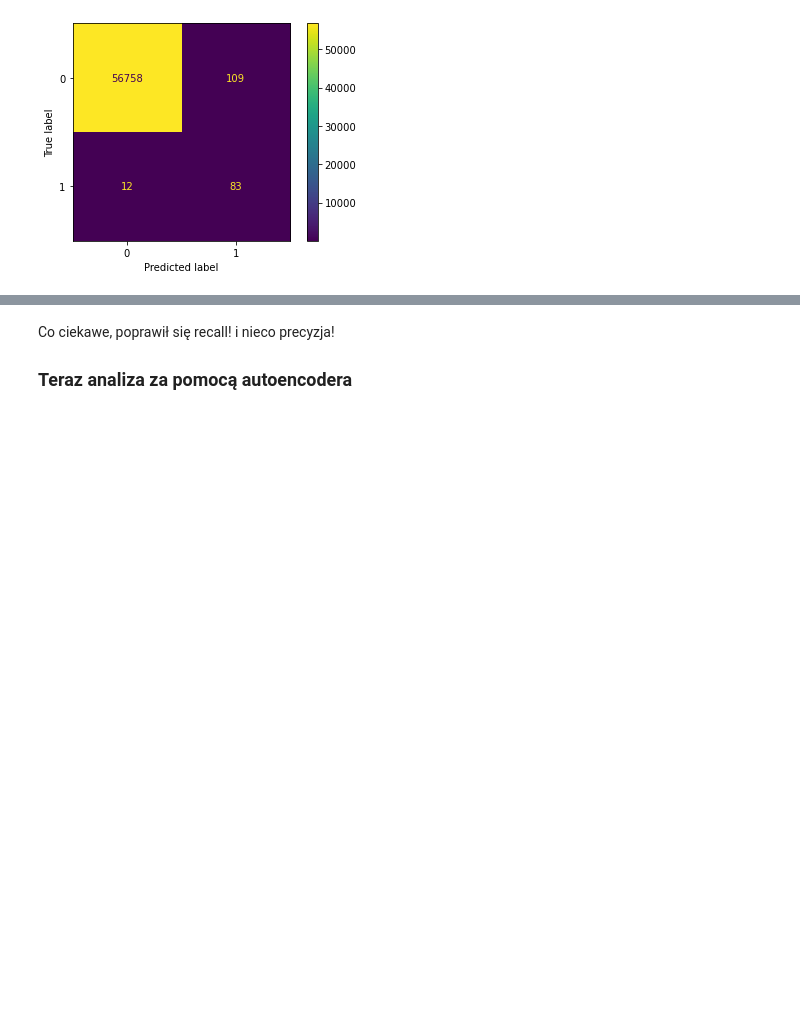
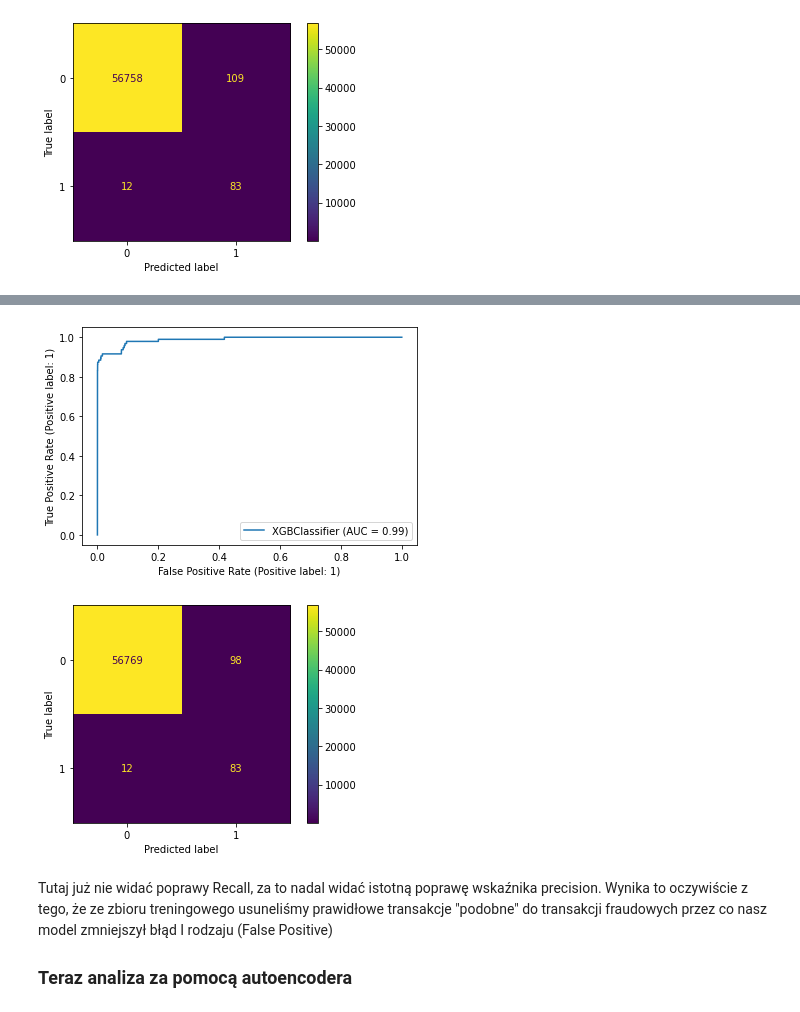
Before and after one commit to krisz17/anomaly_detection, a Jupyter notebook: sandpit.ipynb, the cells around one changed output, grey strips where cells are left out. Saved outputs shown, nothing was run; the diff lists cells and outputs as text; code cells hidden in the pictures; blank space fills up the shorter version.

```diff
--- a/sandpit.ipynb
+++ b/sandpit.ipynb
@@ -253,0 +258,13 @@ Confusion Matrix
+# %%
+from imblearn.combine import SMOTETomek
+from sklearn.model_selection import train_test_split
+
+X_train, X_test, y_train, y_test = train_test_split(X, y, test_size=0.20, random_state=128262)
+
+stom = SMOTETomek(random_state=128262)
+kolumny = X_train.columns
+
+
+stom_data_X, stom_data_y=stom.fit_resample(X_train, y_train)
+stom_data_X = pd.DataFrame(data=stom_data_X, columns=kolumny)
+stom_data_y= pd.DataFrame(data=stom_data_y, columns=['Class'])
@@ -253,0 +284,62 @@ Confusion Matrix
+# %%
+import xgboost as xgb
+from sklearn.metrics import accuracy_score
+from sklearn.metrics import RocCurveDisplay
+from sklearn.metrics import confusion_matrix, ConfusionMatrixDisplay
+from sklearn.metrics import auc
+from sklearn.metrics import roc_auc_score
+from sklearn.metrics import precision_score, recall_score
+
+xgb_clf = xgb.XGBClassifier(max_depth=3,
+                            n_estimators=100,
+                            objective='binary:logistic',
+                            booster='gbtree',
+                            n_jobs=-1,
+                            random_state=1)
+
+# uczymy model, korzystamy z API sklearn
+xgb_clf.fit(stom_data_X, stom_data_y)
+
+# przeliczamy skoringi na zbiorze testowym aby sprawdzić jakość modelu w rozumieniu interesujących mnie miar
+y_hat = xgb_clf.predict(X_test)
+
+auc_val = roc_auc_score(y_test, xgb_clf.predict_proba(X_test)[:, 1])
+auc_train = roc_auc_score(y_train, xgb_clf.predict_proba(X_train)[:, 1])
+auc_train_stom = roc_auc_score(stom_data_y, xgb_clf.predict_proba(stom_data_X)[:, 1])
+
+
+print("Dokładność dla zbioru walidacyjnego: {0:.4f}".format(accuracy_score(y_test, y_hat)))
+print("Dokładność dla zbioru traningowego oryginalnego: {0:.4f}".format(accuracy_score(y_train, xgb_clf.predict(X_train))))
+print("Dokładność dla zbioru traningowego zbalansowanego: {0:.4f}".format(accuracy_score(stom_data_y, xgb_clf.predict(stom_data_X))))
+
+# w tym wypadku nas najbardziej interesować będzie recall czyli ile nam udało się namierzyć fraudów, precyzja i accuracy już trochę mniej
+
+print("Precision dla zbioru walidacyjnego: {0:.4f}".format(precision_score(y_test, y_hat)))
+print("Precision dla zbioru traningowego oryginalnego: {0:.4f}".format(precision_score(y_train, xgb_clf.predict(X_train))))
+print("Precision dla zbioru traningowego zbalansowanego: {0:.4f}".format(precision_score(stom_data_y, xgb_clf.predict(stom_data_X))))
+
+print("Recall dla zbioru walidacyjnego: {0:.4f}".format(recall_score(y_test, y_hat)))
+print("Recall dla zbioru traningowego oryginalnego: {0:.4f}".format(recall_score(y_train, xgb_clf.predict(X_train))))
+print("Recall dla zbioru traningowego zbalansowanego: {0:.4f}".format(recall_score(stom_data_y, xgb_clf.predict(stom_data_X))))
+
+
+
+print("Wartość parametru Gini na zbiorze walidacyjnym to: {0:.4f}".format(2*auc_val-1)) # Gini = 2*AUC-1
+print("Wartość parametru Gini na zbiorze treningowym to: {0:.4f}".format(2*auc_train-1)) # Gini = 2*AUC-1
+print("Wartość parametru Gini na zbiorze zbalansowanym to: {0:.4f}".format(2*auc_train_stom-1)) # Gini = 2*AUC-1
+
+
+print("\nROC Curve")
+print(RocCurveDisplay.from_estimator(xgb_clf, X_test, y_test))
+#RocCurveDisplay.from_estimator(xgb_clf, X_test, y_test)
+#plt.savefig(r"E:\page_ds\XGBoost_step_by_step\foto\2_ROC_cur_clf.png", format="png" , dpi=300, facecolor="White")
+
+print("\nConfusion Matrix")
+cm = confusion_matrix(y_test, y_hat, labels=xgb_clf.classes_)
+disp = ConfusionMatrixDisplay(confusion_matrix=cm,
+                              display_labels=xgb_clf.classes_)
+print(disp.plot())
+#wyk = disp.plot()
+#plt.savefig(r"E:\page_ds\XGBoost_step_by_step\foto\1_conf_matrix_clf.png", format="png" , dpi=300, facecolor="White")
+#lt.show()
+# %% [output]
@@ -254,4 +364,6 @@ Confusion Matrix
+[figure, added]
+[figure, added]
 # %% [markdown]
-Co ciekawe, poprawił się recall! i nieco precyzja!
+Tutaj już nie widać poprawy Recall, za to nadal widać istotną poprawę wskaźnika precision. Wynika to oczywiście z tego, że ze zbioru treningowego usuneliśmy prawidłowe transakcje "podobne" do transakcji fraudowych przez co nasz model zmniejszył błąd I rodzaju (False Positive)
 
 ### Teraz analiza za pomocą autoencodera
```
Also changed, not shown: parts of 4 cells of this notebook, 6 other files.
